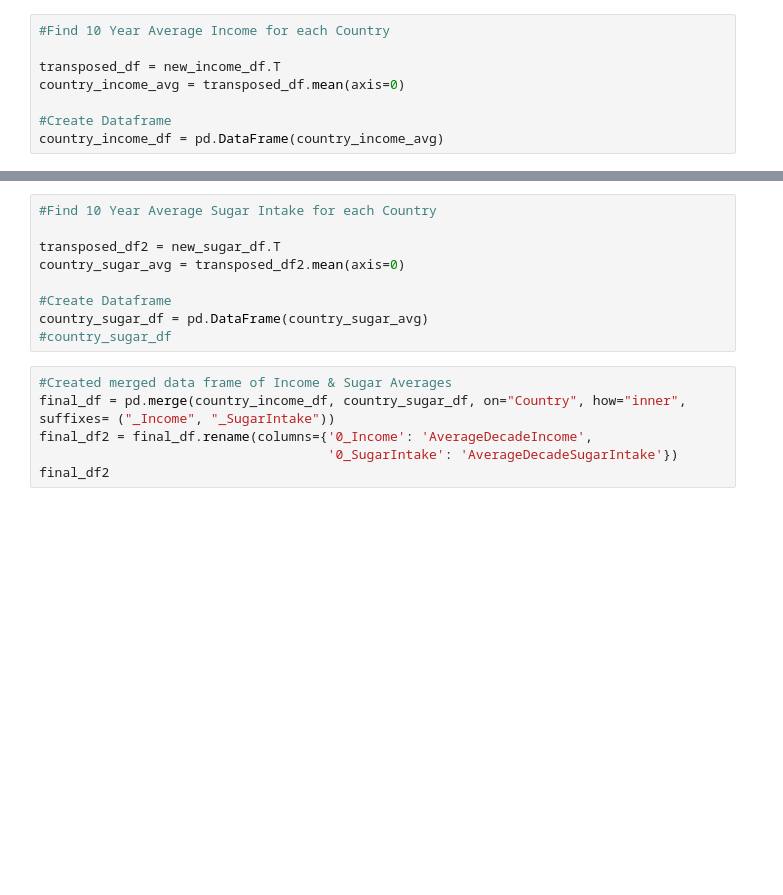
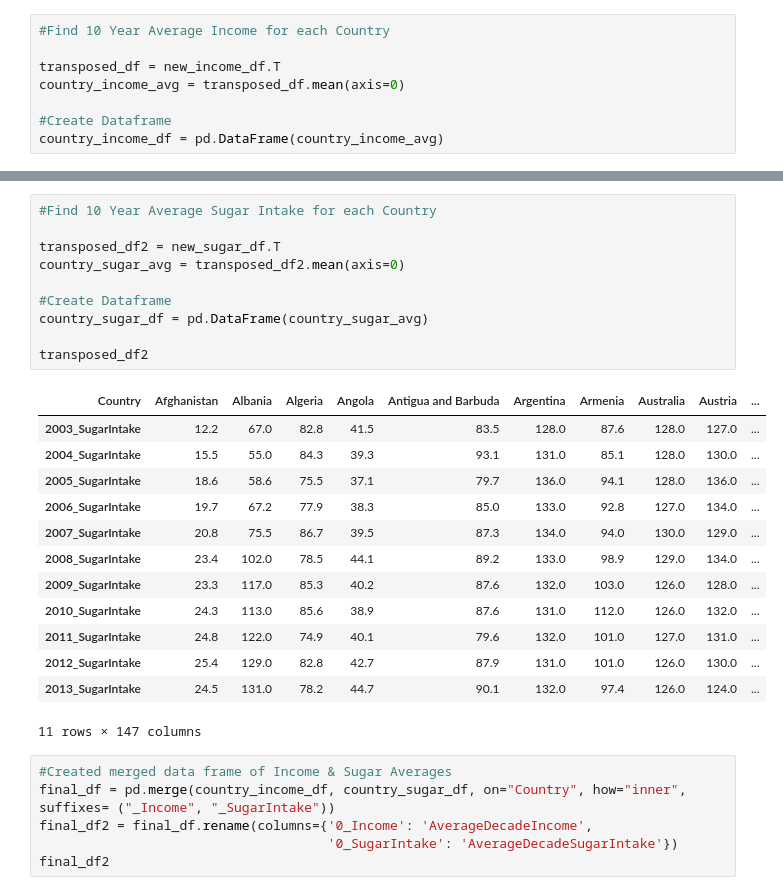
Before and after one commit to cbeachey/project1_influencers, a Jupyter notebook: SugarVsIncome.ipynb, the cells around one changed output, grey strips where cells are left out. Saved outputs shown, nothing was run; the diff lists cells and outputs as text; blank space fills up the shorter version.

```diff
--- a/SugarVsIncome.ipynb
+++ b/SugarVsIncome.ipynb
@@ -52,12 +60,27 @@ new_sugar_df = merged_df2[["2003_SugarIntake","2004_SugarIntake", "2005_SugarInt
 # %%
 #Find 10 Year Average Sugar Intake for each Country
 
 transposed_df2 = new_sugar_df.T
 country_sugar_avg = transposed_df2.mean(axis=0)
 
 #Create Dataframe
 country_sugar_df = pd.DataFrame(country_sugar_avg)
-#country_sugar_df
+
+transposed_df2
+# %% [output]
+| Country | Afghanistan | Albania | Algeria | Angola | Antigua and Barbuda | Argentina | Armenia | Australia | Austria | ... |
+| 2003_SugarIntake | 12.2 | 67.0 | 82.8 | 41.5 | 83.5 | 128.0 | 87.6 | 128.0 | 127.0 | ... |
+| 2004_SugarIntake | 15.5 | 55.0 | 84.3 | 39.3 | 93.1 | 131.0 | 85.1 | 128.0 | 130.0 | ... |
+| 2005_SugarIntake | 18.6 | 58.6 | 75.5 | 37.1 | 79.7 | 136.0 | 94.1 | 128.0 | 136.0 | ... |
+| 2006_SugarIntake | 19.7 | 67.2 | 77.9 | 38.3 | 85.0 | 133.0 | 92.8 | 127.0 | 134.0 | ... |
+| 2007_SugarIntake | 20.8 | 75.5 | 86.7 | 39.5 | 87.3 | 134.0 | 94.0 | 130.0 | 129.0 | ... |
+| 2008_SugarIntake | 23.4 | 102.0 | 78.5 | 44.1 | 89.2 | 133.0 | 98.9 | 129.0 | 134.0 | ... |
+| 2009_SugarIntake | 23.3 | 117.0 | 85.3 | 40.2 | 87.6 | 132.0 | 103.0 | 126.0 | 128.0 | ... |
+| 2010_SugarIntake | 24.3 | 113.0 | 85.6 | 38.9 | 87.6 | 131.0 | 112.0 | 126.0 | 132.0 | ... |
+| 2011_SugarIntake | 24.8 | 122.0 | 74.9 | 40.1 | 79.6 | 132.0 | 101.0 | 127.0 | 131.0 | ... |
+| 2012_SugarIntake | 25.4 | 129.0 | 82.8 | 42.7 | 87.9 | 131.0 | 101.0 | 126.0 | 130.0 | ... |
+| 2013_SugarIntake | 24.5 | 131.0 | 78.2 | 44.7 | 90.1 | 132.0 | 97.4 | 126.0 | 124.0 | ... |
+11 rows × 147 columns
 # %%
 #Created merged data frame of Income & Sugar Averages
 final_df = pd.merge(country_income_df, country_sugar_df, on="Country", how="inner", suffixes= ("_Income", "_SugarIntake"))
```
Also changed, not shown: parts of 2 cells of this notebook, 8 other files.
